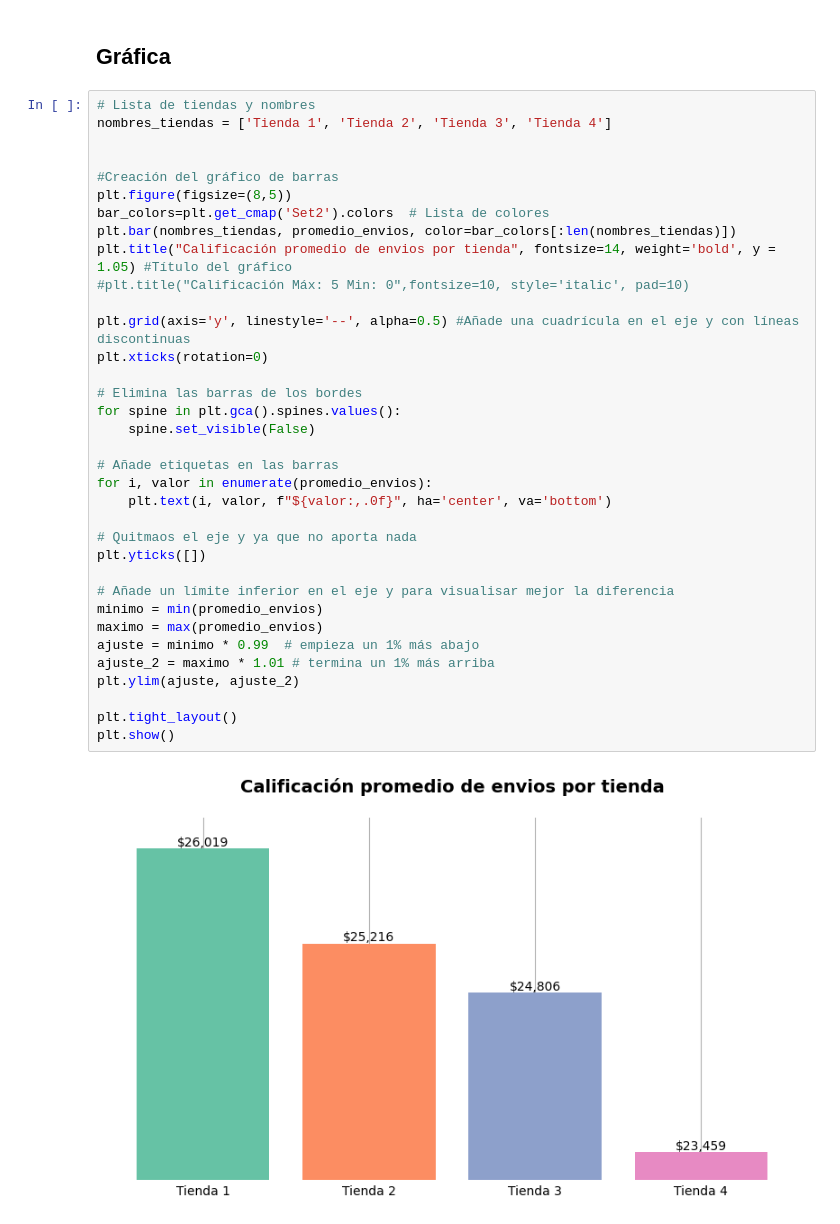
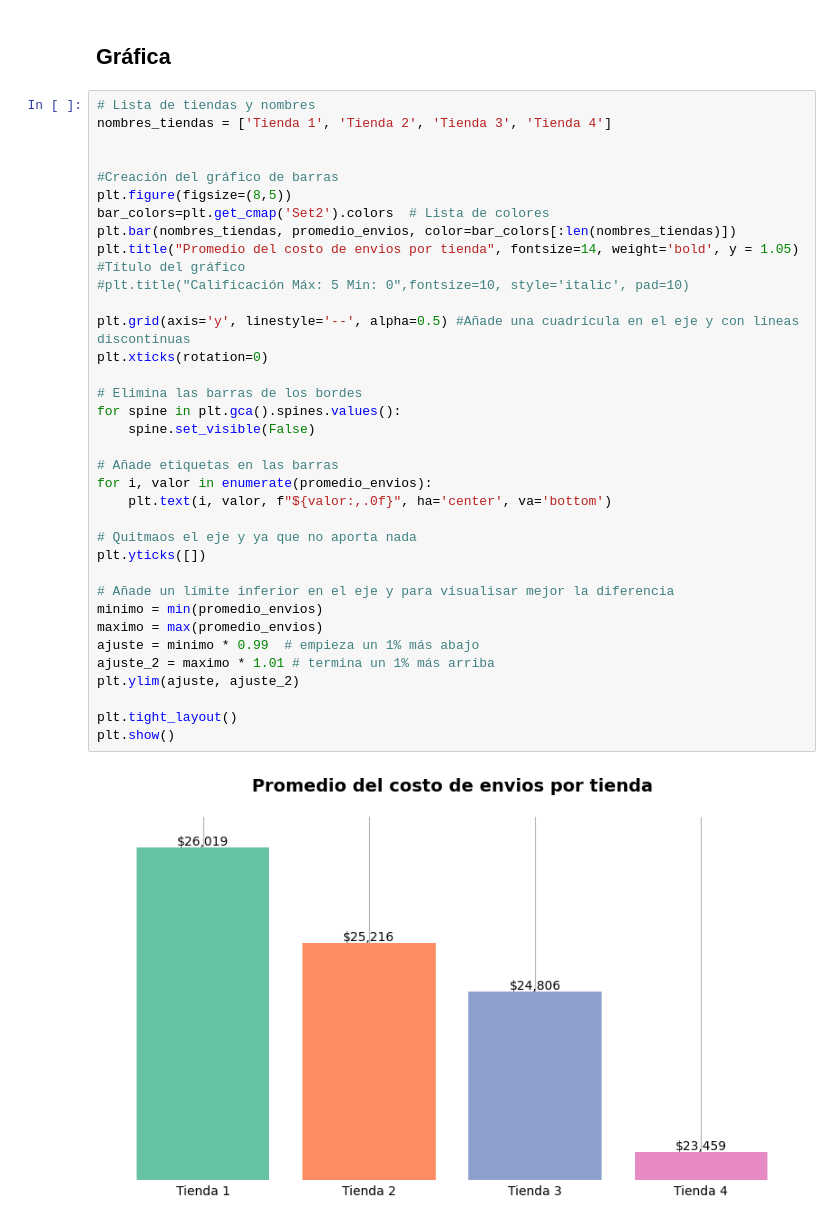
Before and after one commit to edtom09/challenge-alura-store, a Jupyter notebook: AluraStoreLatam.ipynb, the cells around one changed output. Saved outputs shown, nothing was run; the diff lists cells and outputs as text.

```diff
--- a/AluraStoreLatam.ipynb
+++ b/AluraStoreLatam.ipynb
@@ -541,32 +541,32 @@ nombres_tiendas = ['Tienda 1', 'Tienda 2', 'Tienda 3', 'Tienda 4']
 #Creación del gráfico de barras
 plt.figure(figsize=(8,5))
 bar_colors=plt.get_cmap('Set2').colors  # Lista de colores
 plt.bar(nombres_tiendas, promedio_envios, color=bar_colors[:len(nombres_tiendas)])
-plt.title("Calificación promedio de envios por tienda", fontsize=14, weight='bold', y = 1.05) #Título del gráfico
+plt.title("Promedio del costo de envios por tienda", fontsize=14, weight='bold', y = 1.05) #Título del gráfico
 #plt.title("Calificación Máx: 5 Min: 0",fontsize=10, style='italic', pad=10)
 
 plt.grid(axis='y', linestyle='--', alpha=0.5) #Añade una cuadrícula en el eje y con líneas discontinuas
 plt.xticks(rotation=0)
 
 # Elimina las barras de los bordes
 for spine in plt.gca().spines.values():
     spine.set_visible(False)
 
 # Añade etiquetas en las barras
 for i, valor in enumerate(promedio_envios):
     plt.text(i, valor, f"${valor:,.0f}", ha='center', va='bottom')
 
 # Quitmaos el eje y ya que no aporta nada
 plt.yticks([])
 
 # Añade un límite inferior en el eje y para visualisar mejor la diferencia
 minimo = min(promedio_envios)
 maximo = max(promedio_envios)
 ajuste = minimo * 0.99  # empieza un 1% más abajo
 ajuste_2 = maximo * 1.01 # termina un 1% más arriba
 plt.ylim(ajuste, ajuste_2)
 
 plt.tight_layout()
 plt.show()
 # %% [output]
-[figure, old version]
+[figure, new version]
```
Also changed, not shown: parts of 1 cell of this notebook.
